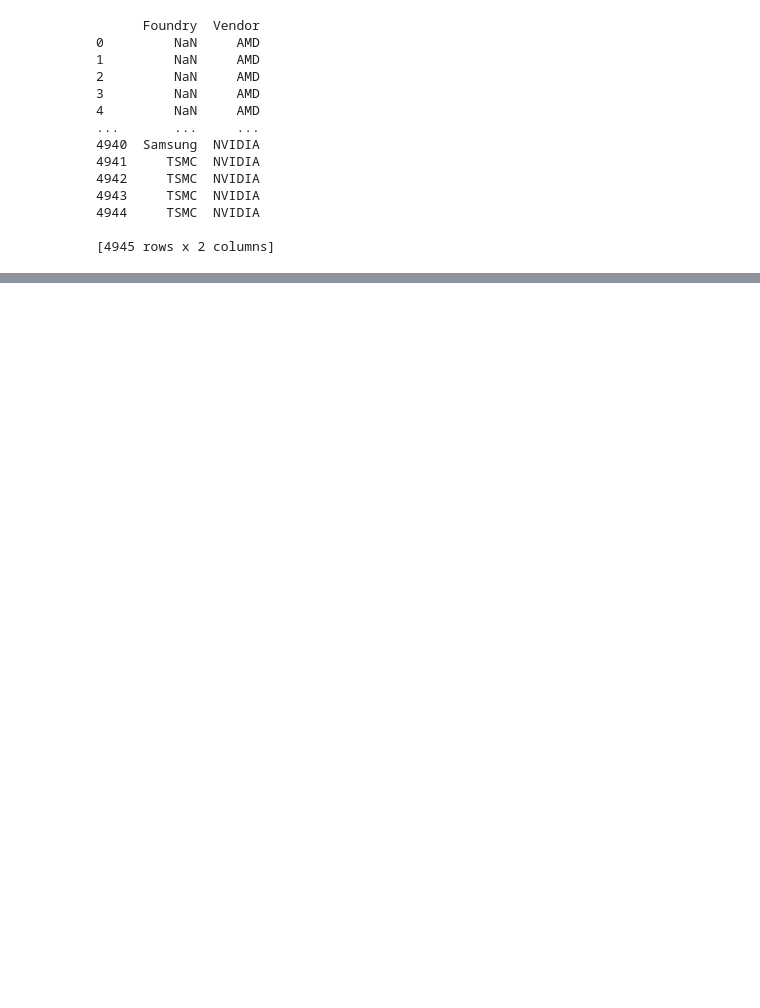
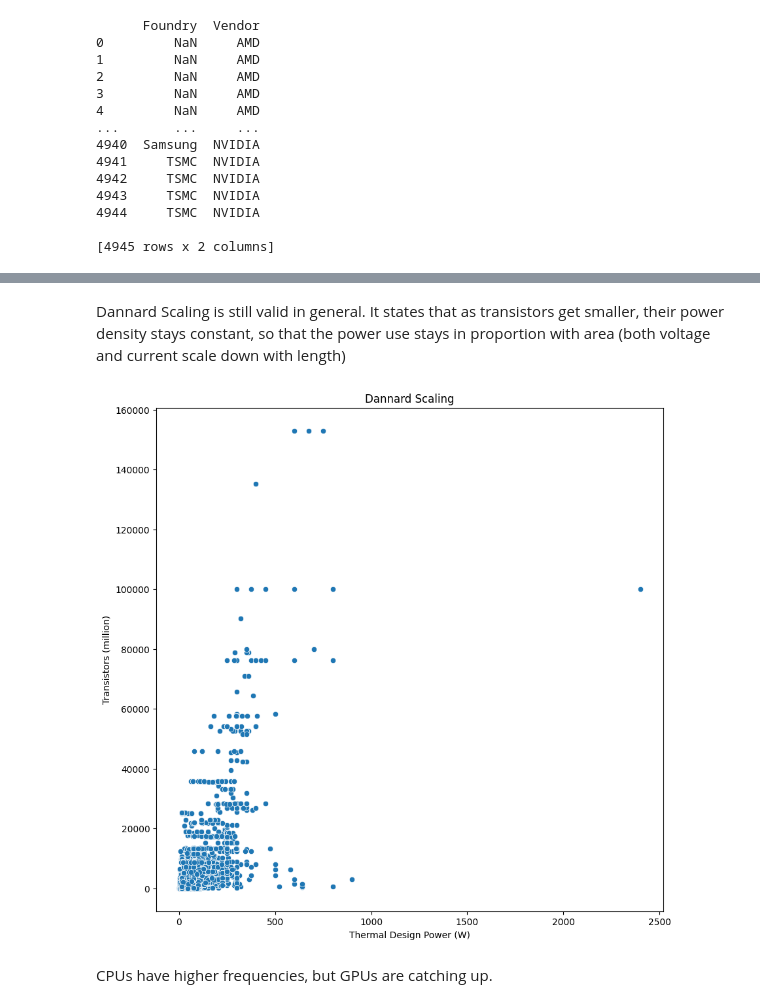
Before and after one commit to Mercymerine/Machine_Learning_1, a Jupyter notebook: Moore's_law.ipynb, the cells around one changed output, grey strips where cells are left out. Saved outputs shown, nothing was run; the diff lists cells and outputs as text; code cells hidden in the pictures; blank space fills up the shorter version.

```diff
--- a/Moore's_law.ipynb
+++ b/Moore's_law.ipynb
@@ -447,0 +424,14 @@ df
+# %% [markdown]
+Dannard Scaling is still valid in general.  It states that as transistors get smaller, their power density stays constant, so that the power use stays in proportion with area (both voltage and current scale down with length)
+# %%
+plt.figure(figsize=(10, 10))
+sns.scatterplot(data = data, x='TDP (W)', y='Transistors (million)')
+
+plt.title('Dannard Scaling')
+plt.ylabel('Transistors (million)')
+plt.xlabel('Thermal Design Power (W)')
+plt.show()
+# %% [output]
+[figure, added]
+# %% [markdown]
+CPUs have higher frequencies, but GPUs are catching up.
```
Also changed, not shown: parts of 43 cells of this notebook.
